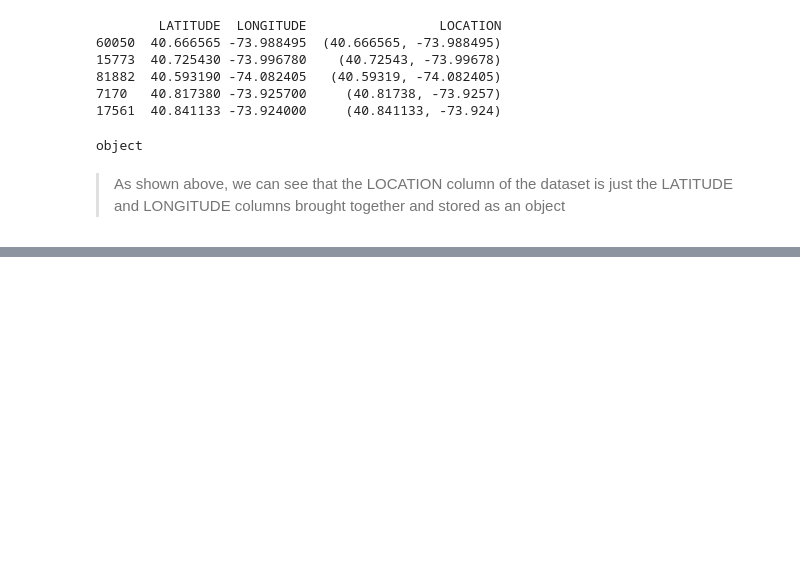
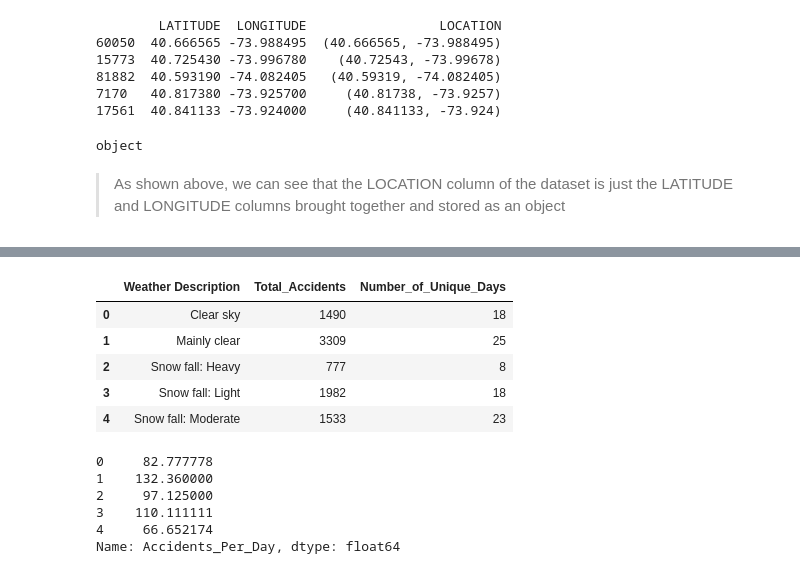
Before and after one commit to aha2270/Weather-Impact-on-Traffic-Accidents-NYC, a Jupyter notebook: Weather-Impact-Analysis.ipynb, the cells around one changed output, grey strips where cells are left out. Cells and saved outputs as stored; diff of their text form; code cells hidden in the pictures; blank space fills up the shorter version.

```diff
--- a/Weather-Impact-Analysis.ipynb
+++ b/Weather-Impact-Analysis.ipynb
@@ -362,0 +612,14 @@ object
+# %%
+# Filtering the DataFrame to include only these specific weather types for efficiency
+comparison_df = merged_df[
+    merged_df['Weather Description'].isin(sunny_weather_types + snowy_weather_types)
+].copy()
+# %%
+# Extracting date component for counting unique days
+comparison_df['CRASH DATE ONLY'] = comparison_df['CRASH DATETIME'].dt.date
+# %%
+# Calculating the total number of accidents for each weather description
+total_accidents_by_weather = comparison_df.groupby('Weather Description').agg(
+    Total_Accidents=('COLLISION_ID', 'count')
+).reset_index()
+total_accidents_by_weather
@@ -362,0 +635,6 @@ object
+# %%
+# Calculate the number of unique days for each weather description
+unique_days_by_weather = comparison_df.groupby('Weather Description')['CRASH DATE ONLY'].nunique().reset_index()
+unique_days_by_weather.rename(columns={'CRASH DATE ONLY': 'Number_of_Unique_Days'}, inplace=True)
+
+unique_days_by_weather
@@ -362,0 +648,22 @@ object
+# %%
+# Merge these two aggregated dataframes to get counts and unique days together
+weather_impact_rates = pd.merge(total_accidents_by_weather, unique_days_by_weather, on='Weather Description', how='left')
+weather_impact_rates
+# %% [output]
+|  | Weather Description | Total_Accidents | Number_of_Unique_Days |
+| 0 | Clear sky | 1490 | 18 |
+| 1 | Mainly clear | 3309 | 25 |
+| 2 | Snow fall: Heavy | 777 | 8 |
+| 3 | Snow fall: Light | 1982 | 18 |
+| 4 | Snow fall: Moderate | 1533 | 23 |
+# %%
+# Calculate the 'Accidents Per Day' metric for analysis
+weather_impact_rates['Accidents_Per_Day'] = weather_impact_rates['Total_Accidents'] / weather_impact_rates['Number_of_Unique_Days']
+weather_impact_rates['Accidents_Per_Day']
+# %% [output]
+0     82.777778
+1    132.360000
+2     97.125000
+3    110.111111
+4     66.652174
+Name: Accidents_Per_Day, dtype: float64
```
Also changed, not shown: parts of 51 cells of this notebook.
